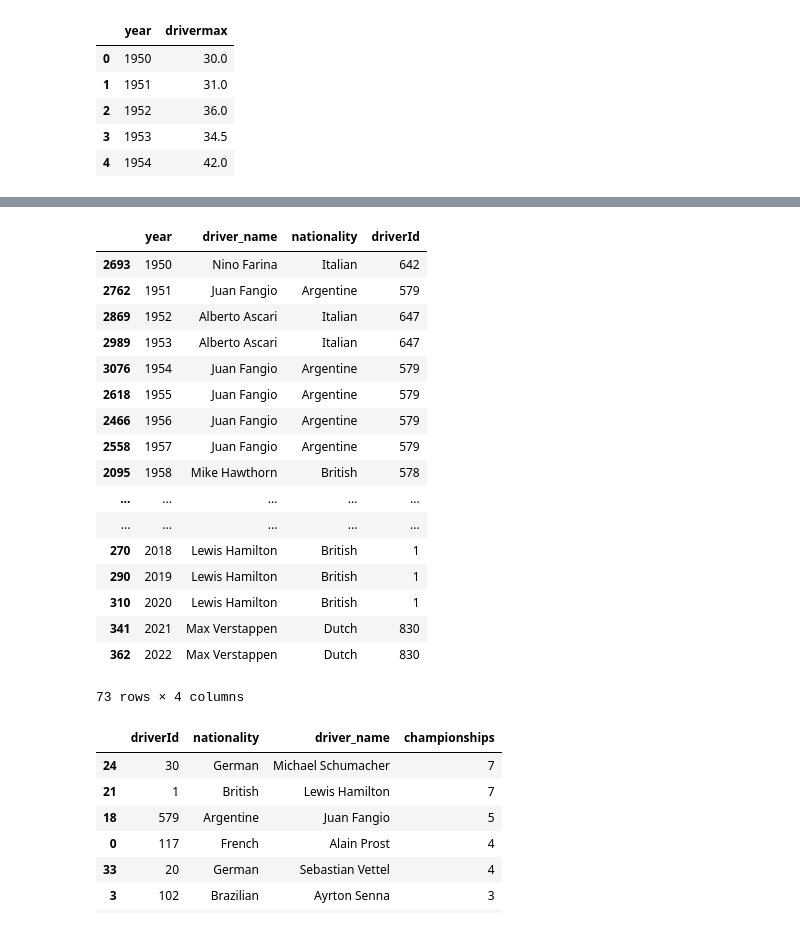
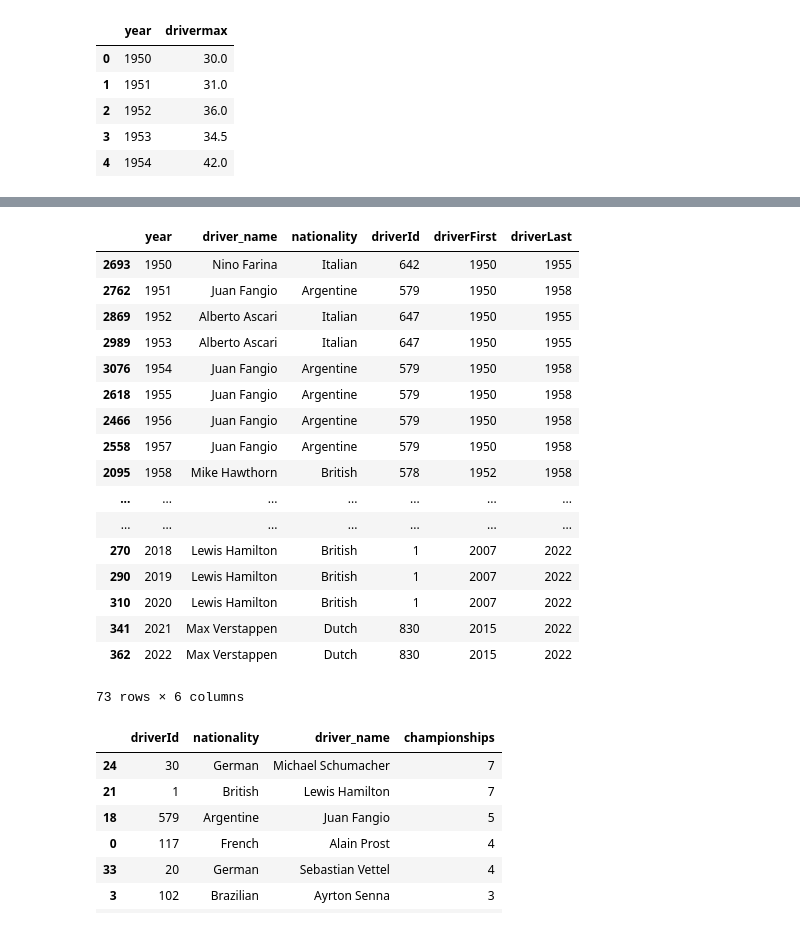
Before and after one commit to mclellanw00/capstone, a Jupyter notebook: F1Data.ipynb, the cells around one changed output, grey strips where cells are left out. Saved outputs shown, nothing was run; the diff lists cells and outputs as text; code cells hidden in the pictures.

```diff
--- a/F1Data.ipynb
+++ b/F1Data.ipynb
@@ -343,7 +359,7 @@ drivers_results_cols.head(8)
 8 rows × 32 columns
 # %%
 drivers_results_cleaning = (drivers_results_cols
-            >> drop(X.position_y, X.position_x, X.positionOrder, X['rank'], X['number'], X['grid'], X.resultId, X.driverStandingsId, X.milliseconds)
+            >> drop(X.position_y, X.position_x, X.positionOrder, X['rank'], X['number'], X.resultId, X.driverStandingsId, X.milliseconds)
 )
 drivers_results_cleaning.head(10)
 # %% [output]
@@ -383,6 +399,10 @@ Index(['driverId', 'code', 'fname', 'lname', 'nationality', 'raceId',
 personalmax = (drivers_status
         >> group_by(X.driverId, X.fname, X.lname, X.nationality, X.year)
         >> summarize(maxdrive = X.running_season_total.max())
+        >> ungroup
+        >> group_by(X.driverId)
+        >> mutate(driverFirst = X.year.min())
+        >> mutate(driverLast = X.year.max())
 )
 personalmax.head(5)
 # %% [output]
@@ -438,32 +458,32 @@ driver_championships
 # %%
 pd.options.display.max_rows = False
 
 driver_championships_neat = (driver_championships
              >> mutate(driver_name = X.fname + ' ' + X.lname)
              >> arrange(X.year, ascending = True)
-             >> select(X.year, X.driver_name, X.nationality, X.driverId)
-            #  >> drop(X.constructorId, X.team_percents, X.maxpoints)
+             >> select(X.year, X.driver_name, X.nationality, X.driverId, X.driverFirst, X.driverLast)
+             >> mutate(driverId = X.driverId.astype(str))
 )
 driver_championships_neat
 # %% [output]
-|  | year | driver_name | nationality | driverId |
-| 2693 | 1950 | Nino Farina | Italian | 642 |
-| 2762 | 1951 | Juan Fangio | Argentine | 579 |
-| 2869 | 1952 | Alberto Ascari | Italian | 647 |
-| 2989 | 1953 | Alberto Ascari | Italian | 647 |
-| 3076 | 1954 | Juan Fangio | Argentine | 579 |
-| 2618 | 1955 | Juan Fangio | Argentine | 579 |
-| 2466 | 1956 | Juan Fangio | Argentine | 579 |
-| 2558 | 1957 | Juan Fangio | Argentine | 579 |
-| 2095 | 1958 | Mike Hawthorn | British | 578 |
-| ... | ... | ... | ... | ... |
-| ... | ... | ... | ... | ... |
-| 270 | 2018 | Lewis Hamilton | British | 1 |
-| 290 | 2019 | Lewis Hamilton | British | 1 |
-| 310 | 2020 | Lewis Hamilton | British | 1 |
-| 341 | 2021 | Max Verstappen | Dutch | 830 |
-| 362 | 2022 | Max Verstappen | Dutch | 830 |
+|  | year | driver_name | nationality | driverId | driverFirst | driverLast |
+| 2693 | 1950 | Nino Farina | Italian | 642 | 1950 | 1955 |
+| 2762 | 1951 | Juan Fangio | Argentine | 579 | 1950 | 1958 |
+| 2869 | 1952 | Alberto Ascari | Italian | 647 | 1950 | 1955 |
+| 2989 | 1953 | Alberto Ascari | Italian | 647 | 1950 | 1955 |
+| 3076 | 1954 | Juan Fangio | Argentine | 579 | 1950 | 1958 |
+| 2618 | 1955 | Juan Fangio | Argentine | 579 | 1950 | 1958 |
+| 2466 | 1956 | Juan Fangio | Argentine | 579 | 1950 | 1958 |
+| 2558 | 1957 | Juan Fangio | Argentine | 579 | 1950 | 1958 |
+| 2095 | 1958 | Mike Hawthorn | British | 578 | 1952 | 1958 |
+| ... | ... | ... | ... | ... | ... | ... |
+| ... | ... | ... | ... | ... | ... | ... |
+| 270 | 2018 | Lewis Hamilton | British | 1 | 2007 | 2022 |
+| 290 | 2019 | Lewis Hamilton | British | 1 | 2007 | 2022 |
+| 310 | 2020 | Lewis Hamilton | British | 1 | 2007 | 2022 |
+| 341 | 2021 | Max Verstappen | Dutch | 830 | 2015 | 2022 |
+| 362 | 2022 | Max Verstappen | Dutch | 830 | 2015 | 2022 |
-73 rows × 4 columns
+73 rows × 6 columns
 # %%
 driver_count_championships = (driver_championships_neat
                     >> group_by(X.driver_name, X.nationality, X.driverId)
```
Also changed, not shown: parts of 41 cells of this notebook.
